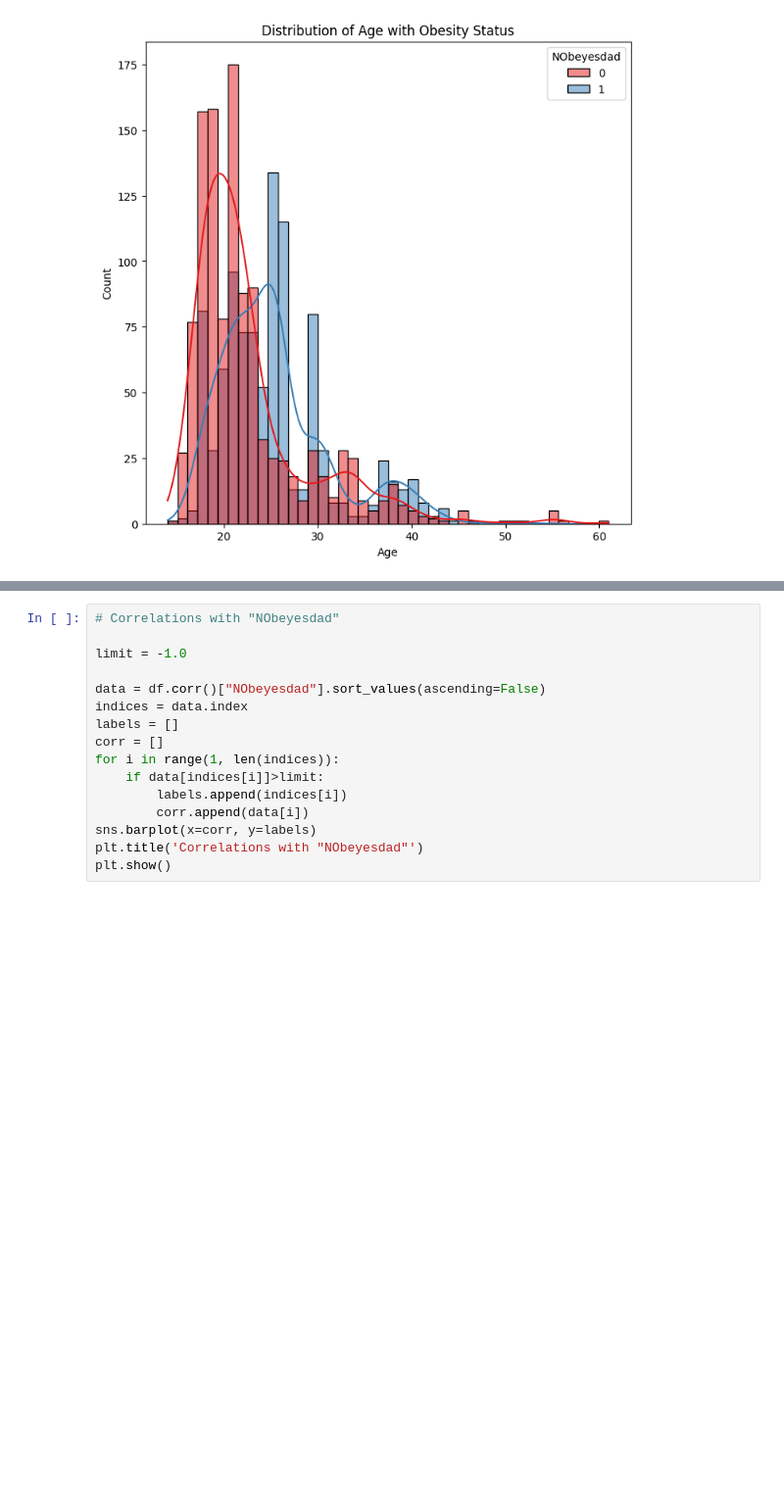
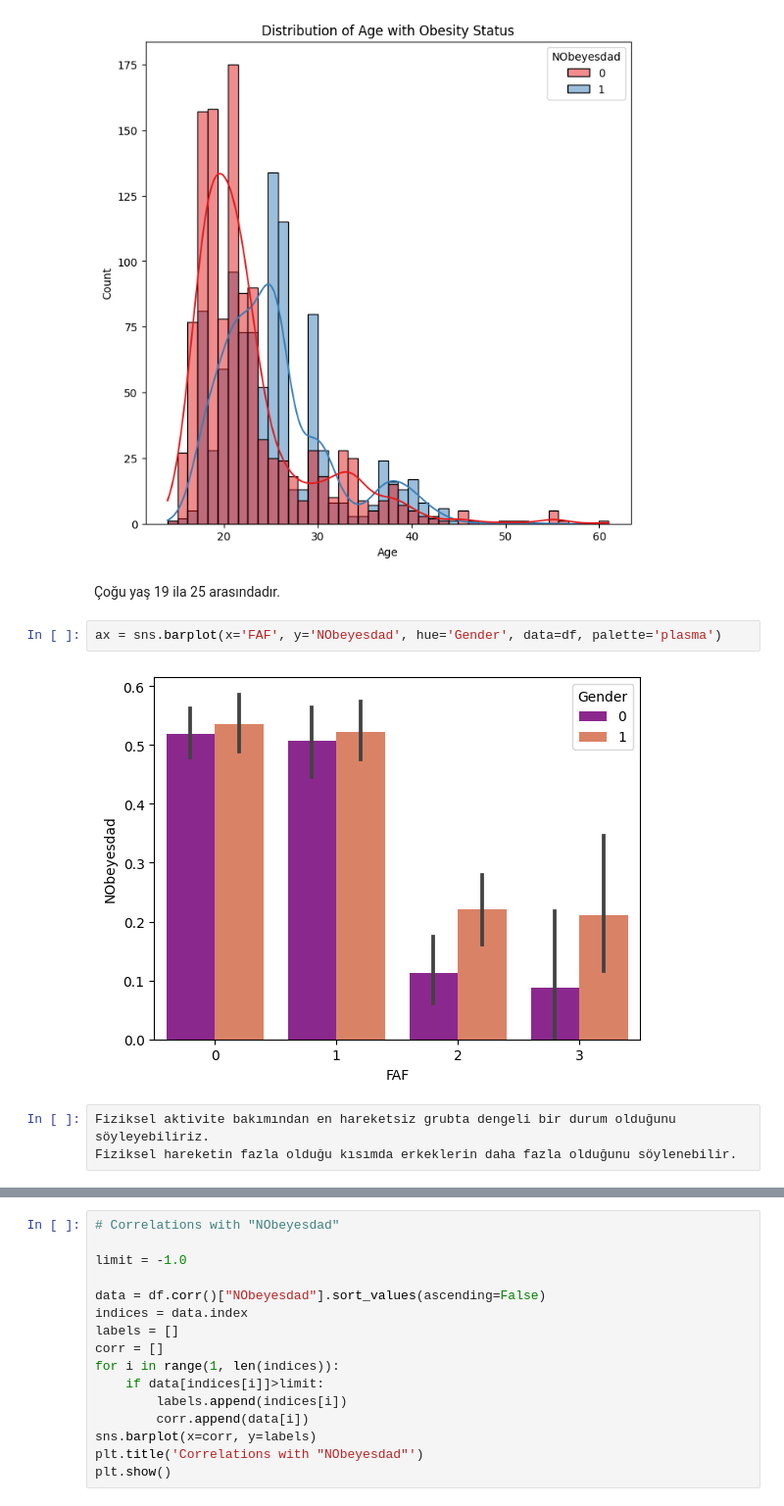
Before and after one commit to Nurbanuak/data.project, a Jupyter notebook: week-8/data.ipynb, the cells around one changed output, grey strips where cells are left out. Shown at 98% size. Saved outputs shown, nothing was run; the diff lists cells and outputs as text; blank space fills up the shorter version.

```diff
--- a/week-8/data.ipynb
+++ b/week-8/data.ipynb
@@ -337,3 +366,12 @@ plt.title('Distribution of Age with Obesity Status')
 plt.show()
 # %% [output]
 [figure]
+# %% [markdown]
+Çoğu yaş 19 ila 25 arasındadır.
+# %%
+ax = sns.barplot(x='FAF', y='NObeyesdad', hue='Gender', data=df, palette='plasma')
+# %% [output]
+[figure, added]
+# %%
+Fiziksel aktivite bakımından en hareketsiz grubta dengeli bir durum olduğunu söyleyebiliriz.
+Fiziksel hareketin fazla olduğu kısımda erkeklerin daha fazla olduğunu söylenebilir.
```
Also changed, not shown: parts of 37 cells of this notebook, 14 other files.
